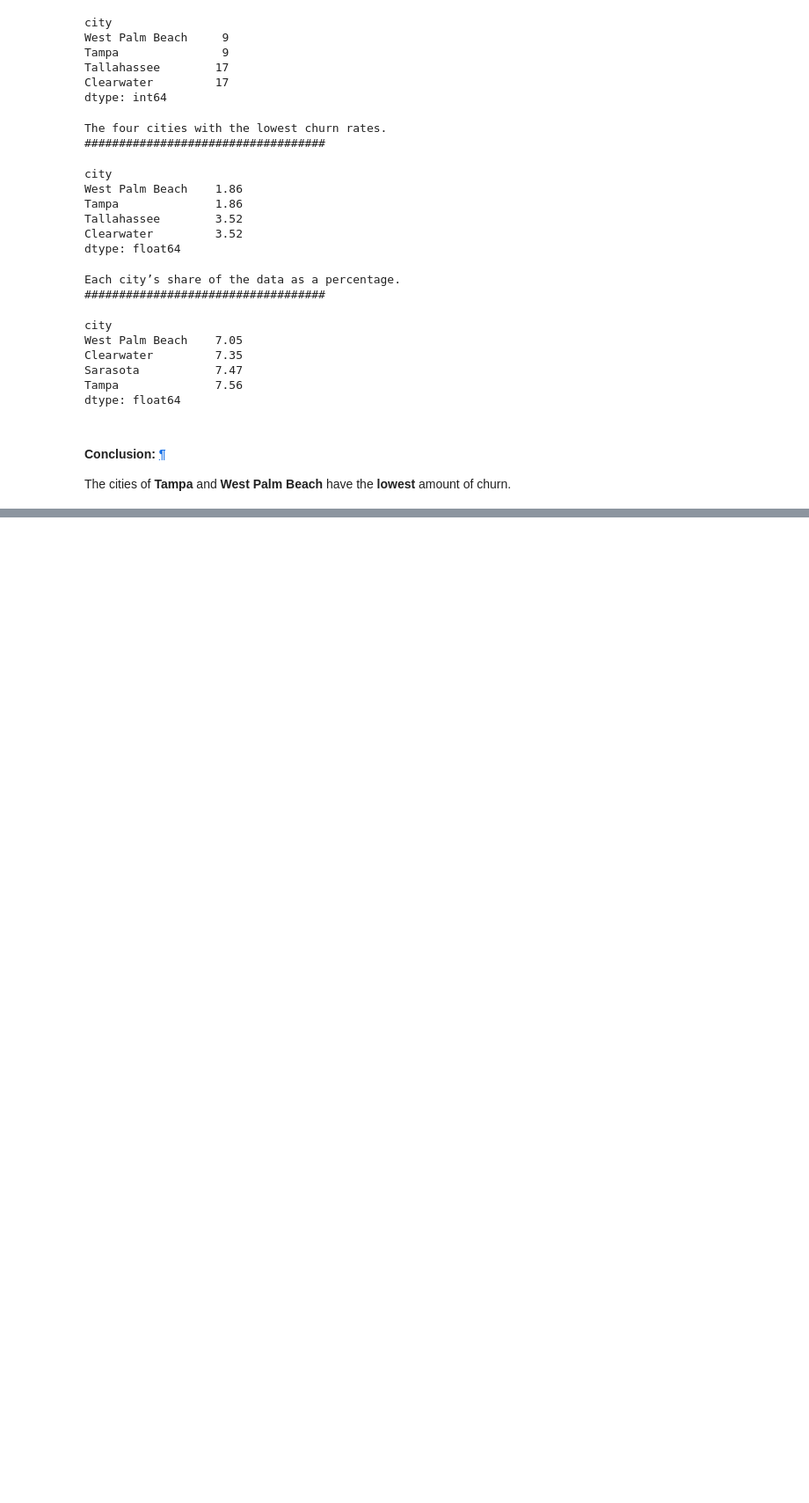
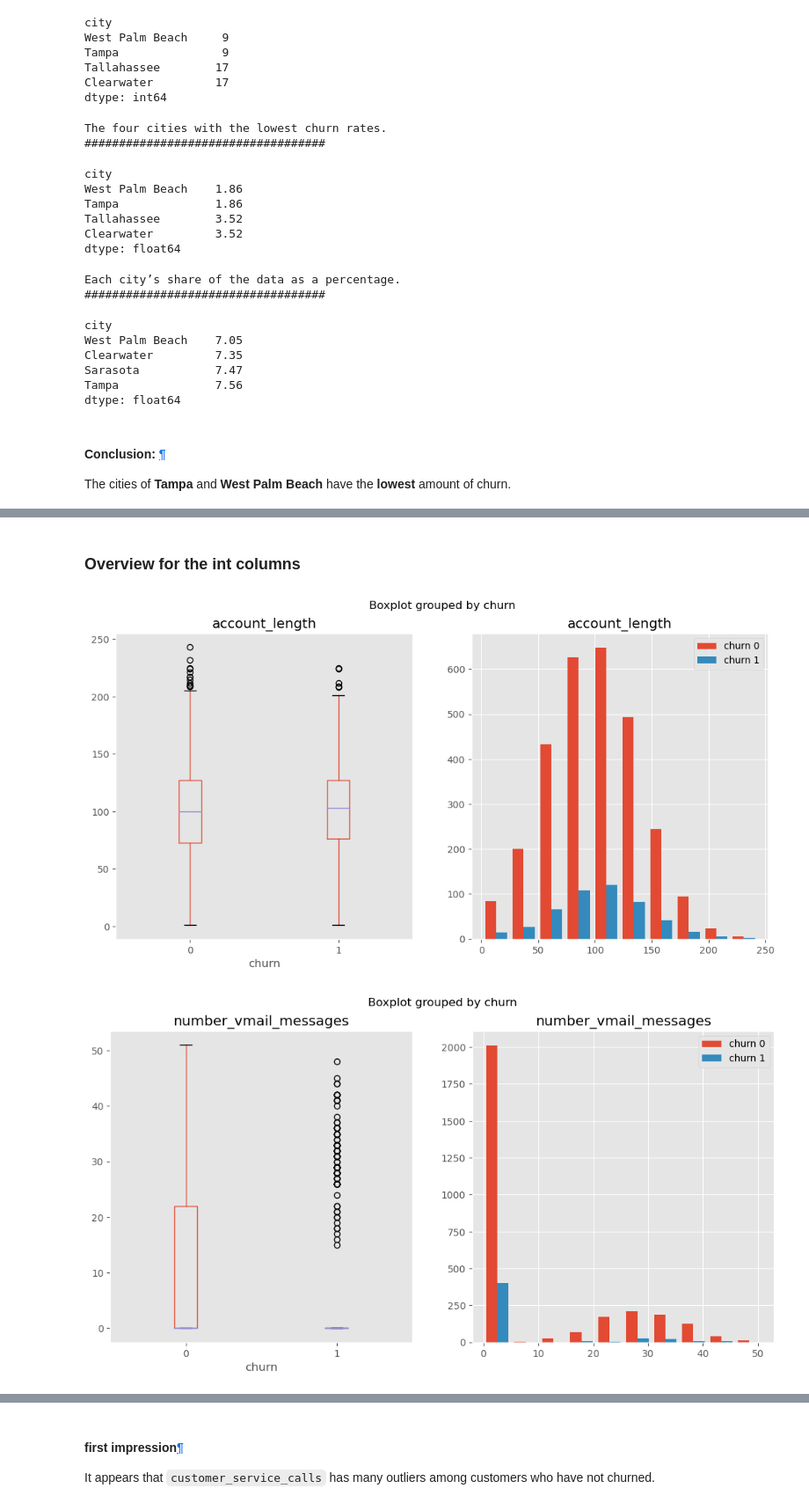
Before and after one commit to Dabbeljuh/Data-Analyst---Analyse-der-Kundenabwanderung, a Jupyter notebook: Analyse_der_Kundenabwanderung.ipynb, the cells around one changed output, grey strips where cells are left out. Shown at 88% size. Drawn from its saved outputs; the diff is of its cells as text; code cells hidden in the pictures; blank space fills up the shorter version.

```diff
--- a/Analyse_der_Kundenabwanderung.ipynb
+++ b/Analyse_der_Kundenabwanderung.ipynb
@@ -791,0 +851,21 @@ The cities of <b>Tampa</b> and <b>West Palm Beach</b> have the <b>lowest</b> amo
+# %%
+int_cols = ['account_length', 'number_vmail_messages', 'total_day_calls',
+            'total_eve_calls', 'total_night_calls', 'customer_service_calls']
+# %% [markdown]
+### Overview for the int columns
+# %%
+#overview with box-plot and histogram
+for column in int_cols:
+    fig,ax = plt.subplots(1,2,figsize=(12,6))
+    # boxplots
+    df.boxplot(column=column, by='churn', grid=False, ax=ax[0])
+
+    # grouped histogram
+    grouped_data = [group[column] for _, group in df.groupby('churn')]
+    ax[1].hist(grouped_data, label=df['churn'].unique())
+    ax[1].set_title(column)
+    ax[1].legend(['churn 0', 'churn 1'])
+    plt.show()
+# %% [output]
+[figure, added]
+[figure, added]
@@ -791,0 +876,4 @@ The cities of <b>Tampa</b> and <b>West Palm Beach</b> have the <b>lowest</b> amo
+# %% [markdown]
+
+<h4 id="first-impression">first impression<a target="_self" href="#first-impression" class="jp-InternalAnchorLink">¶</a></h4>
+It appears that <code>customer_service_calls</code> has many outliers among customers who have not churned.
```
Also changed, not shown: parts of 21 cells of this notebook.
